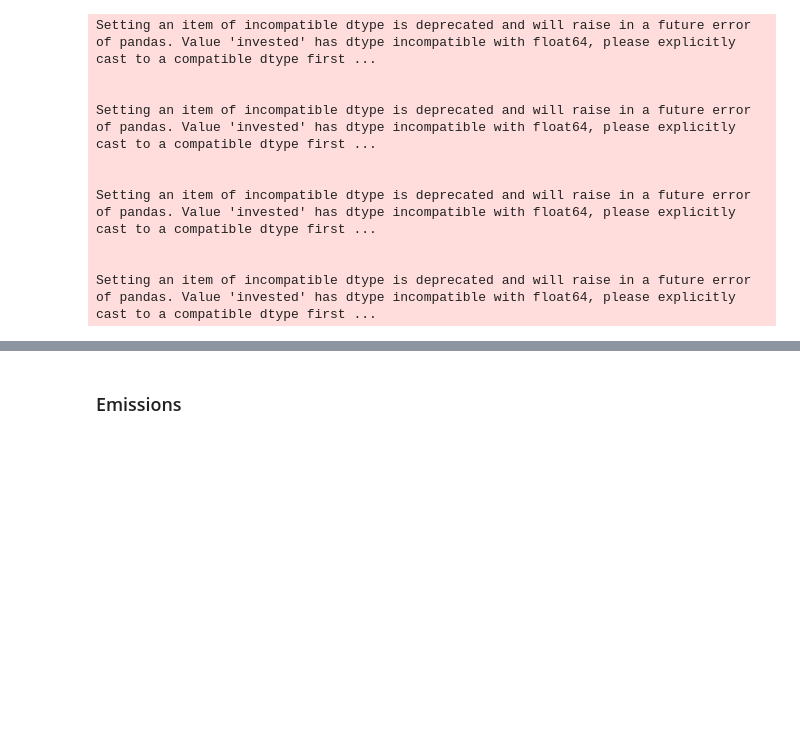
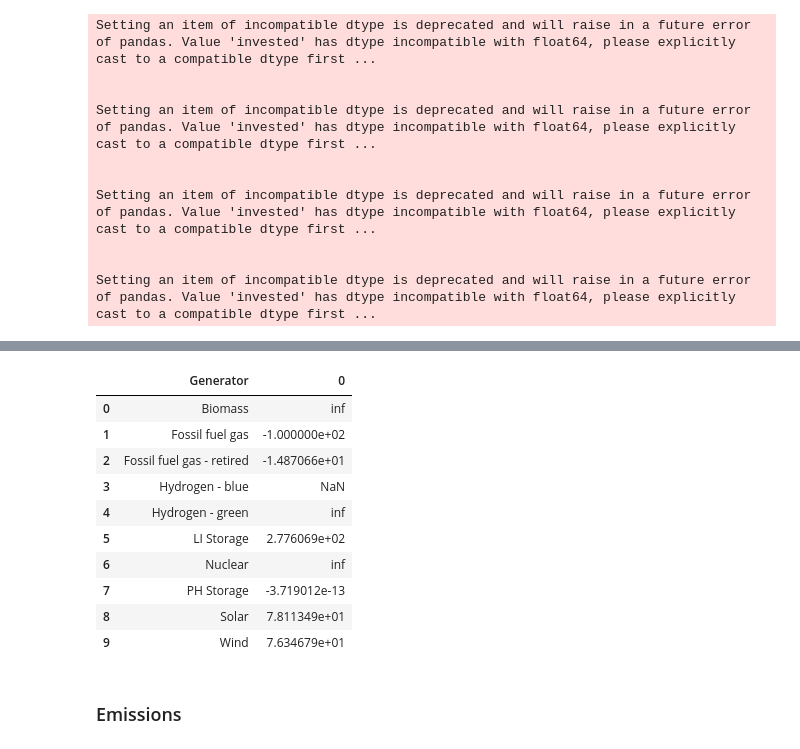
Before and after one commit to david-huck/canadopt, a Jupyter notebook: sandbox.ipynb, the cells around one changed output, grey strips where cells are left out. Saved outputs shown, nothing was run; the diff lists cells and outputs as text; code cells hidden in the pictures; blank space fills up the shorter version.

```diff
--- a/sandbox.ipynb
+++ b/sandbox.ipynb
@@ -671,3 +811,17 @@ Setting an item of incompatible dtype is deprecated and will raise in a future e
+# %%
+((cum_cap_df["Rapid"] - cum_cap_df["BAU"])/cum_cap_df["BAU"]*100).reset_index()
+# %% [output]
+|  | Generator | 0 |
+| 0 | Biomass | inf |
+| 1 | Fossil fuel gas | -1.000000e+02 |
+| 2 | Fossil fuel gas - retired | -1.487066e+01 |
+| 3 | Hydrogen - blue | NaN |
+| 4 | Hydrogen - green | inf |
+| 5 | LI Storage | 2.776069e+02 |
+| 6 | Nuclear | inf |
+| 7 | PH Storage | -3.719012e-13 |
+| 8 | Solar | 7.811349e+01 |
+| 9 | Wind | 7.634679e+01 |
 # %%
 from abetam.figures import sciencify_plotly_fig
 import plotly.express as px
```
Also changed, not shown: parts of 9 cells of this notebook, 1 other file.
